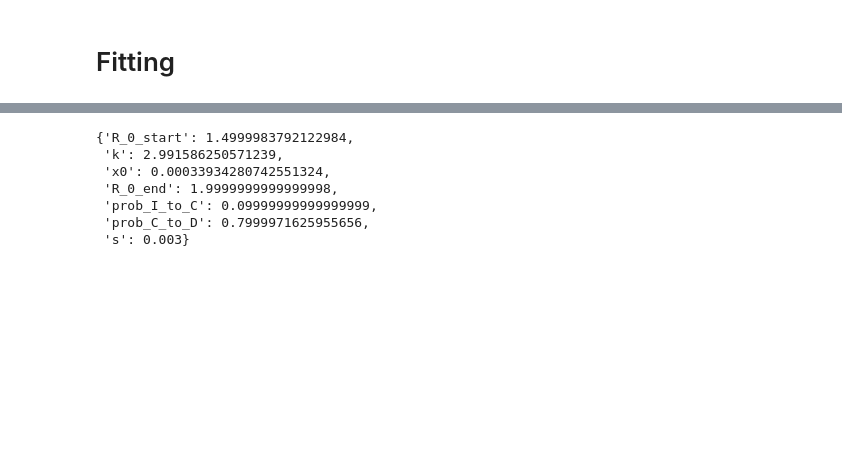
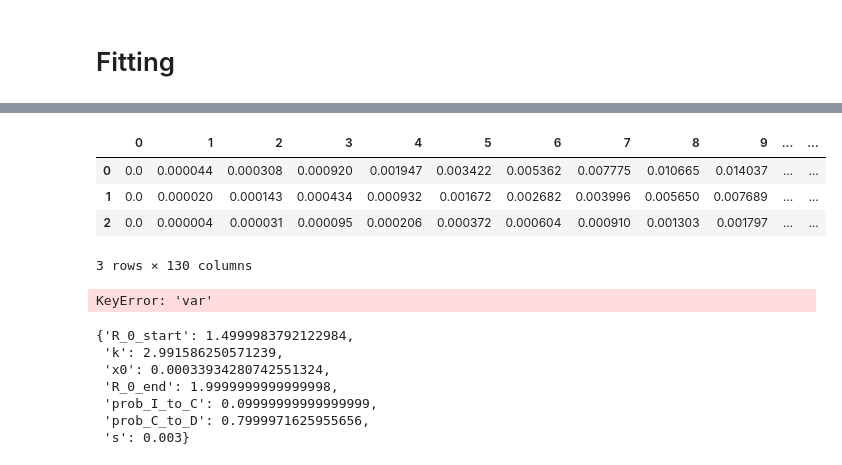
Before and after one commit to RobindeGrootNL/COVID-19-Data-Driven-Policy-Advisor-Tool, a Jupyter notebook: python/model/NotebookTowardsDSBlog/infectious_disease_modelling-master/part_three.ipynb, the cells around one changed output, grey strips where cells are left out. Drawn from its saved outputs; the diff is of its cells as text; code cells hidden in the pictures; blank space fills up the shorter version.

Commit message:
Add three scenarios data

```diff
--- a/python/model/NotebookTowardsDSBlog/infectious_disease_modelling-master/part_three.ipynb
+++ b/python/model/NotebookTowardsDSBlog/infectious_disease_modelling-master/part_three.ipynb
@@ -344,3 +342,20 @@ array([0.00000000e+00, 4.38919996e-05, 3.07939379e-04, 9.19943544e-04,
+# %%
+# results = []
+results.append(result.best_fit)
+# %%
+final = pd.DataFrame(results)
+# %%
+final
+# %% [output]
+|  | 0 | 1 | 2 | 3 | 4 | 5 | 6 | 7 | 8 | 9 | ... | ... |
+| 0 | 0.0 | 0.000044 | 0.000308 | 0.000920 | 0.001947 | 0.003422 | 0.005362 | 0.007775 | 0.010665 | 0.014037 | ... | ... |
+| 1 | 0.0 | 0.000020 | 0.000143 | 0.000434 | 0.000932 | 0.001672 | 0.002682 | 0.003996 | 0.005650 | 0.007689 | ... | ... |
+| 2 | 0.0 | 0.000004 | 0.000031 | 0.000095 | 0.000206 | 0.000372 | 0.000604 | 0.000910 | 0.001303 | 0.001797 | ... | ... |
+3 rows × 130 columns
+# %%
+final.pivot(columns=, values )
+# %% [output]
+KeyError: 'var'
 # %%
 result.best_values
 # %% [output]
```
Also changed, not shown: parts of 4 cells of this notebook, 2 other files.
